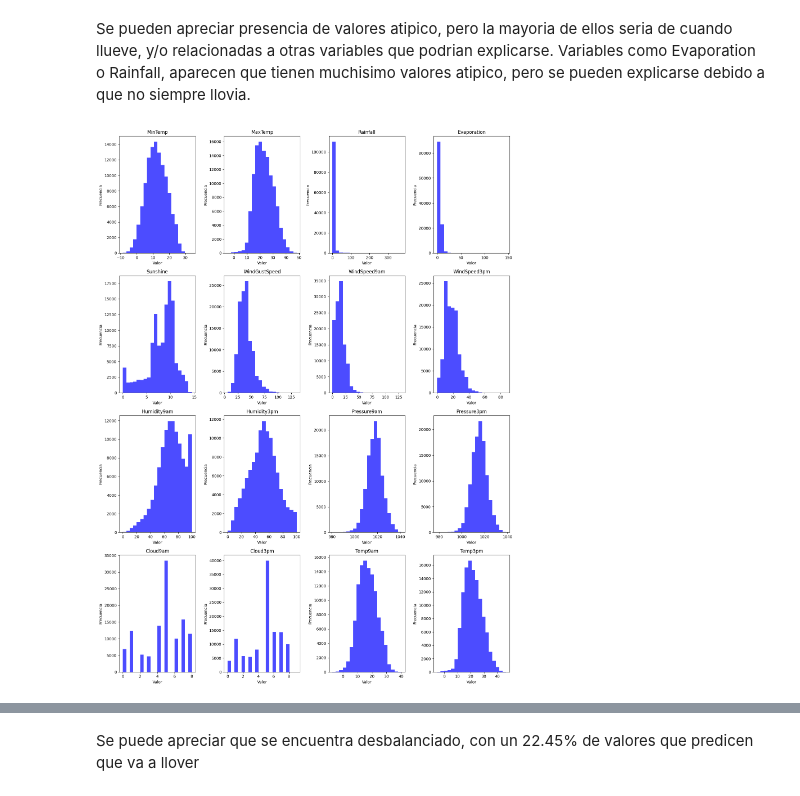
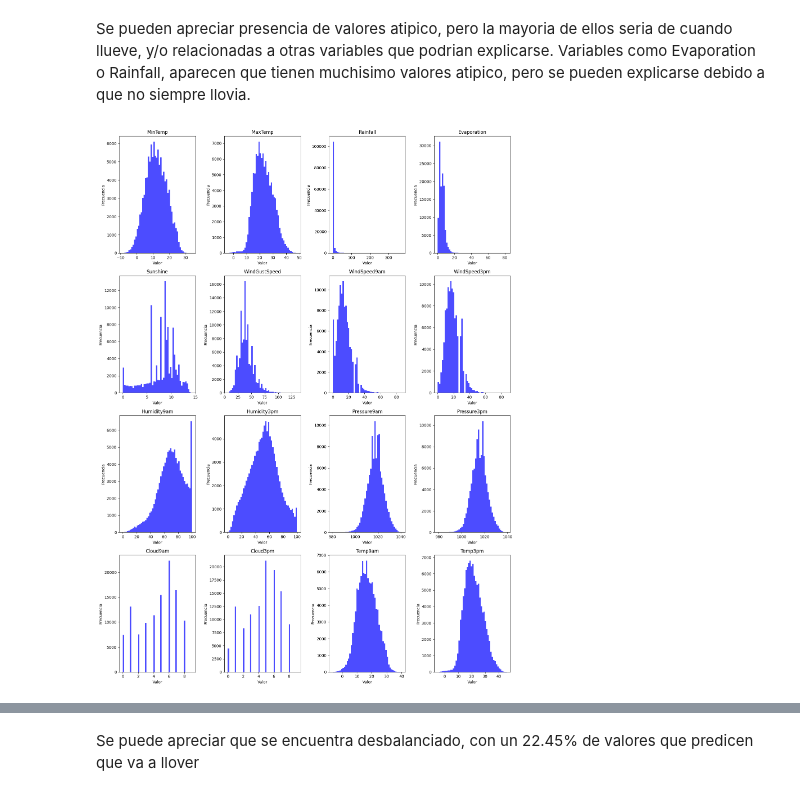
Before and after one commit to MariaCeli/AA1-TUIA-Celi-Grimaldi-Porcelli, a Jupyter notebook: TP-clasificacion-AA1.ipynb, the cells around one changed output, grey strips where cells are left out. Cells and saved outputs as stored; diff of their text form; code cells hidden in the pictures.

```diff
--- a/TP-clasificacion-AA1.ipynb
+++ b/TP-clasificacion-AA1.ipynb
@@ -312,3 +357,16 @@ X_train, X_test, y_train, y_test = train_test_split(X, y, test_size=0.2, random_
+# %%
+# Ordenar los datos por fecha
+pronostico = pronostico.sort_values(by='Date')
+
+# Determinar el índice de corte para dividir en entrenamiento y prueba
+train_size = int(len(pronostico) * 0.8)
+
+# Dividir en conjuntos de entrenamiento y prueba
+X_train = pronostico.iloc[:train_size].drop(['Date', 'RainTomorrow'], axis=1)
+y_train = pronostico.iloc[:train_size]['RainTomorrow']
+
+X_test = pronostico.iloc[train_size:].drop(['Date', 'RainTomorrow'], axis=1)
+y_test = pronostico.iloc[train_size:]['RainTomorrow']
 # %% [markdown]
 ### Valores nulos
 # %%
@@ -323,7 +381,7 @@ def rellenar_nulos_numericos(df: pd.DataFrame) -> pd.DataFrame:
 
     for col in df.select_dtypes(include=['float64', 'int64']).columns:
         # Rellenar los valores nulos con la mediana de la columna
-        df[col] = df.groupby('mes')[col].transform(lambda x: x.fillna(x.median()))
+        df[col] = df.groupby(['Estacion', 'Region'])[col].transform(lambda x: x.fillna(x.median()))
 
     return df
 # %%
@@ -408,23 +468,23 @@ plt.show()
 # %% [markdown]
 Se pueden apreciar presencia de valores atipico, pero la mayoria de ellos seria de cuando llueve, y/o relacionadas a otras variables que podrian explicarse. Variables como Evaporation o Rainfall, aparecen que tienen muchisimo valores atipico, pero se pueden explicarse debido a que no siempre llovia.
 # %%
-# histograma
+# Histogramas
 
 fig, axis = plt.subplots(4, 4, figsize=(15, 20))
 
 # Aplanamos la matriz de subgráficos para facilitar el acceso
 axis = axis.flatten()
 
 # Iteramos sobre las columnas numéricas y los subgráficos
 
 for i, columans in enumerate(numericas):
-    axis[i].hist(X_train[columans], bins=20, color='blue', alpha=0.7)
+    axis[i].hist(X_train[columans], bins=50, color='blue', alpha=0.7)
     axis[i].set_title(columans)
     axis[i].set_xlabel('Valor')
     axis[i].set_ylabel('Frecuencia')
 
 plt.tight_layout()
 plt.show()
 # %% [output]
-[figure, old version]
+[figure, new version]
 # %%
```
Also changed, not shown: parts of 28 cells of this notebook.
